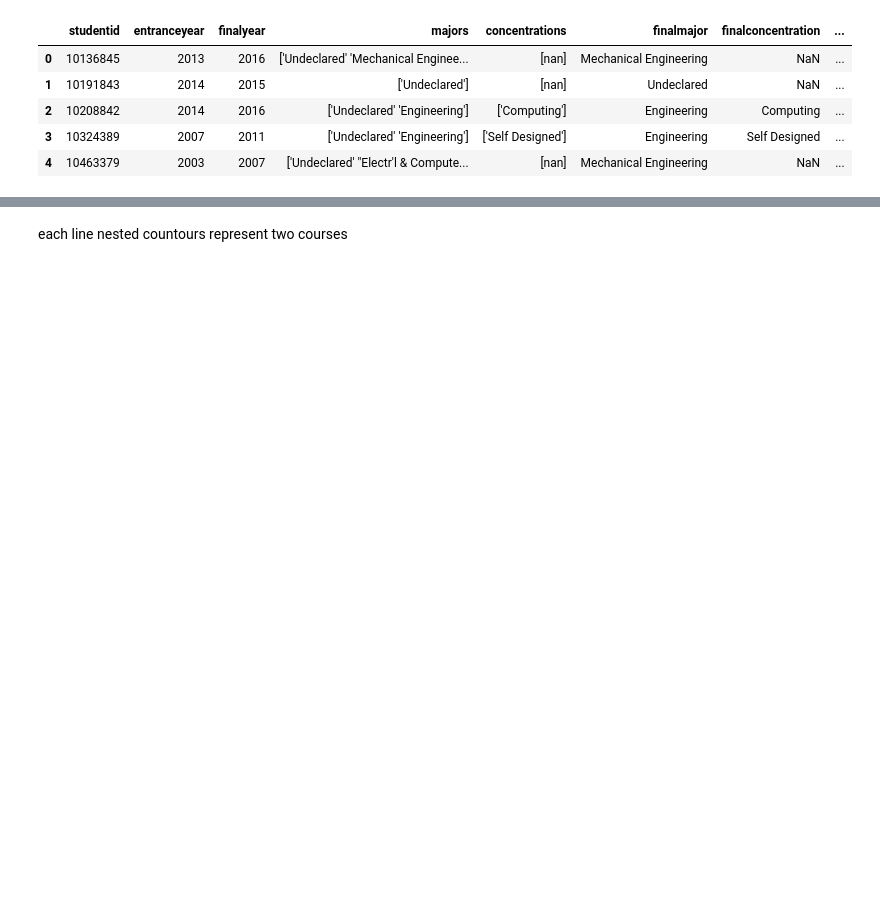
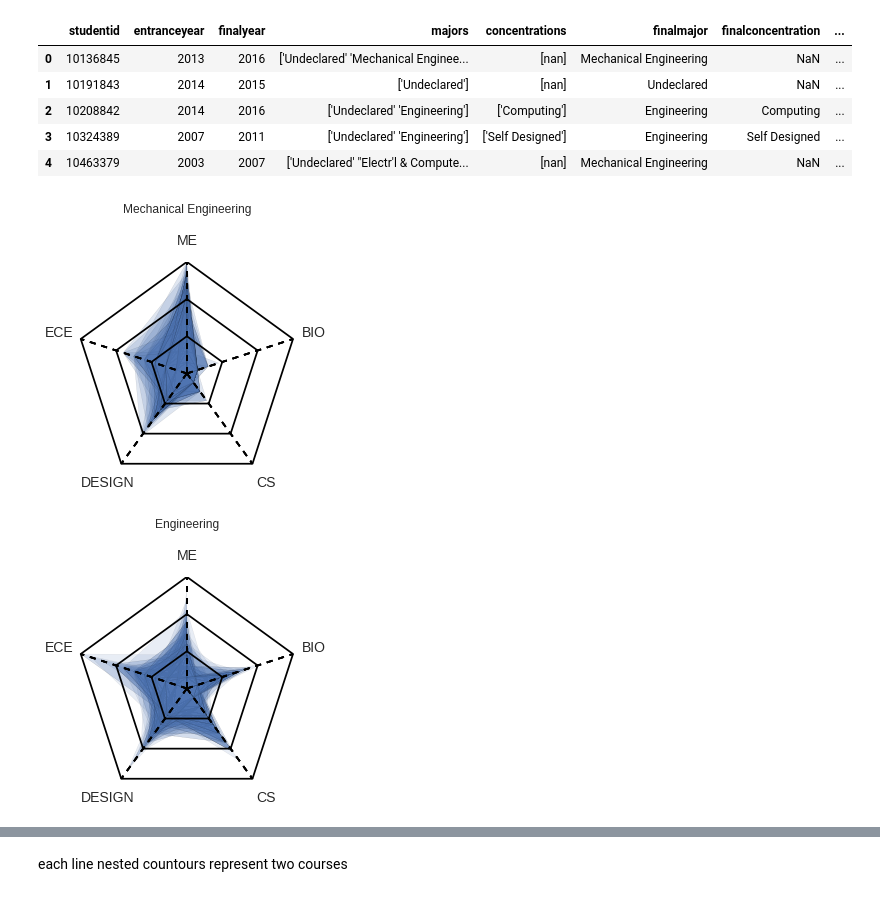
Before and after one commit to idgetto/DataScienceFinalProject, a Jupyter notebook: statanalysis/student_spider_web.ipynb, the cells around one changed output, grey strips where cells are left out. Cells and saved outputs as stored; diff of their text form; code cells hidden in the pictures; blank space fills up the shorter version.

Commit message:
update student spider plot

```diff
--- a/statanalysis/student_spider_web.ipynb
+++ b/statanalysis/student_spider_web.ipynb
@@ -15,6 +15,18 @@ student.head()
 | 2 | 10208842 | 2014 | 2016 | ['Undeclared' 'Engineering'] | ['Computing'] | Engineering | Computing | ... |
 | 3 | 10324389 | 2007 | 2011 | ['Undeclared' 'Engineering'] | ['Self Designed'] | Engineering | Self Designed | ... |
 | 4 | 10463379 | 2003 | 2007 | ['Undeclared' "Electr'l & Compute... | [nan] | Mechanical Engineering | NaN | ... |
+# %%
+majors = ['Mechanical Engineering', 'Engineering', "Electr'l & Computer Engr"]
+
+for major in majors:
+    student_ids = student[student.finalmajor == major].studentid
+
+    plt.figure(figsize=(4, 4))
+    plt.title(major, loc='center', y=1.2)
+    sw.students_spider_plot(student_ids)
+# %% [output]
+[figure, added]
+[figure, added]
 # %%
 import random
 
```
Also changed, not shown: parts of 4 cells of this notebook, 3 other files.
